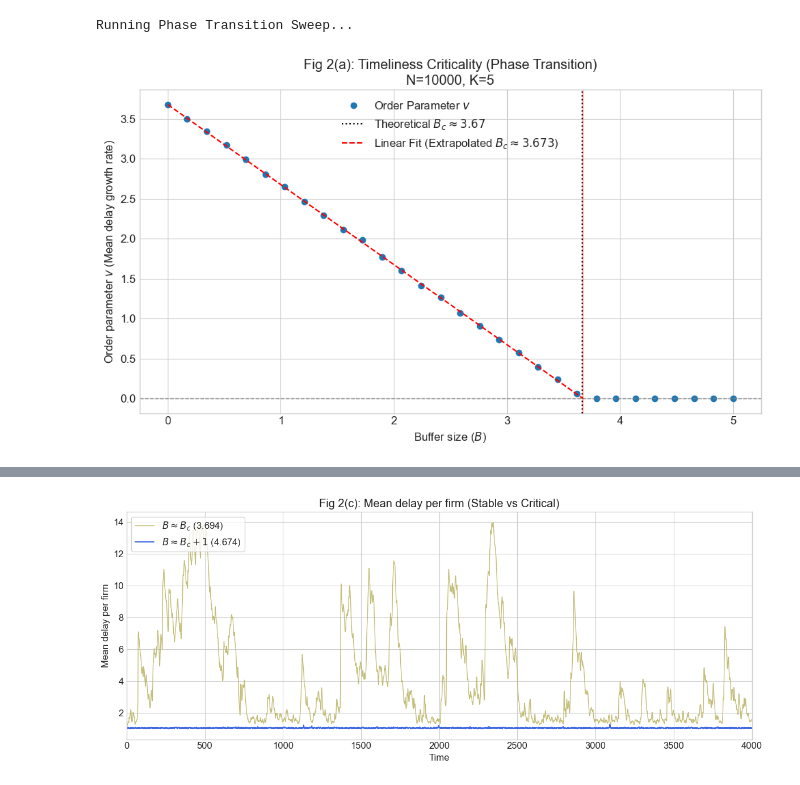
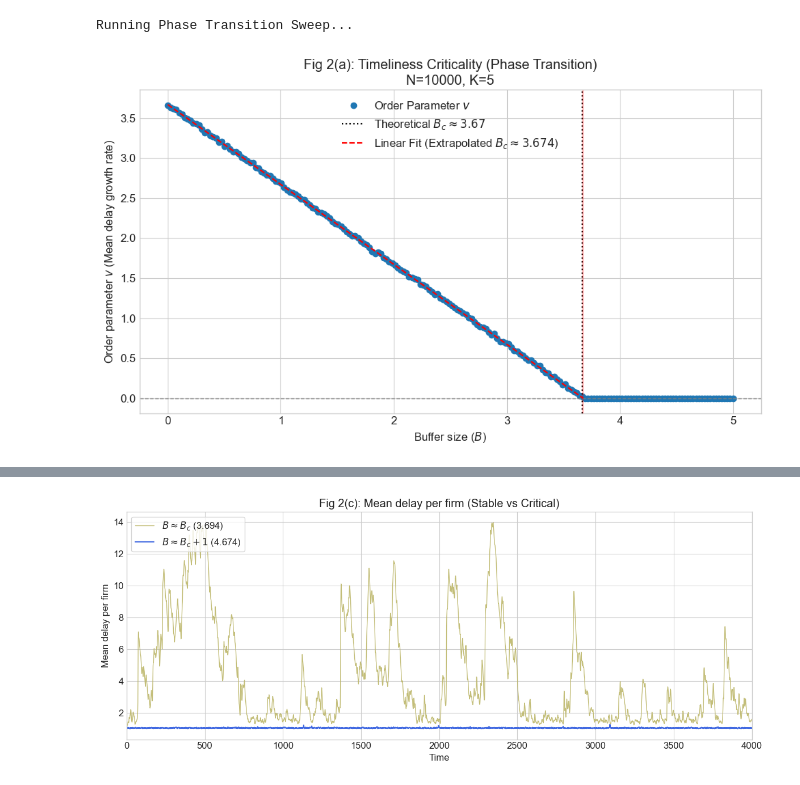
Before and after one commit to lschoonheid/CLS-7, a Jupyter notebook: my_tests.ipynb, the cells around one changed output, grey strips where cells are left out. Drawn from its saved outputs; the diff is of its cells as text; code cells hidden in the pictures.

```diff
--- a/my_tests.ipynb
+++ b/my_tests.ipynb
@@ -85,7 +97,7 @@ def get_order_parameter(mean_delays_series):
 N = 10000     # Reduced slightly from 10k for speed, qualitative result is same
 K = 5        # Number of neighbors
 T = 2000     # Time steps
-B_values = np.linspace(0, 5.0, 30) # Range of Buffers to test
+B_values = np.linspace(0, 5.0, 200) # Range of Buffers to test
 
 velocities = []
 
@@ -105,31 +117,31 @@ mask = v_arr > 0.05  # Adjust threshold if necessary
 if np.any(mask):
     slope, intercept, r_value, p_value, std_err = linregress(B_values[mask], v_arr[mask])
     calculated_Bc = -intercept / slope
 else:
     calculated_Bc = None
 
 # --- Plotting Figure 2(a) ---
 plt.figure(figsize=(10, 6))
 plt.plot(B_values, velocities, 'o', markersize=6, color='#1f77b4', label='Order Parameter $v$')
 plt.axhline(0, color='gray', linestyle='--', linewidth=1)
 
 # Theoretical B_c
 Bc_approx = 3.67
 plt.axvline(Bc_approx, color='black', linestyle=':', label=f'Theoretical $B_c \\approx {Bc_approx}$')
 
 # Plot Calculated Fit
 if calculated_Bc:
     fit_x = np.linspace(B_values[mask][0], calculated_Bc, 50)
     plt.plot(fit_x, slope * fit_x + intercept, color='red', linestyle='--',
              label=f'Linear Fit (Extrapolated $B_c \\approx {calculated_Bc:.3f}$)')
     plt.axvline(calculated_Bc, color='red', alpha=0.3)
 
 plt.title(f'Fig 2(a): Timeliness Criticality (Phase Transition)\nN={N}, K={K}')
 plt.xlabel('Buffer size ($B$)')
 plt.ylabel('Order parameter $v$ (Mean delay growth rate)')
 plt.legend()
 plt.tight_layout()
 plt.show()
 # %% [output]
 Running Phase Transition Sweep...
-[figure, old version]
+[figure, new version]
```
Also changed, not shown: parts of 6 cells of this notebook, 7 other files.
